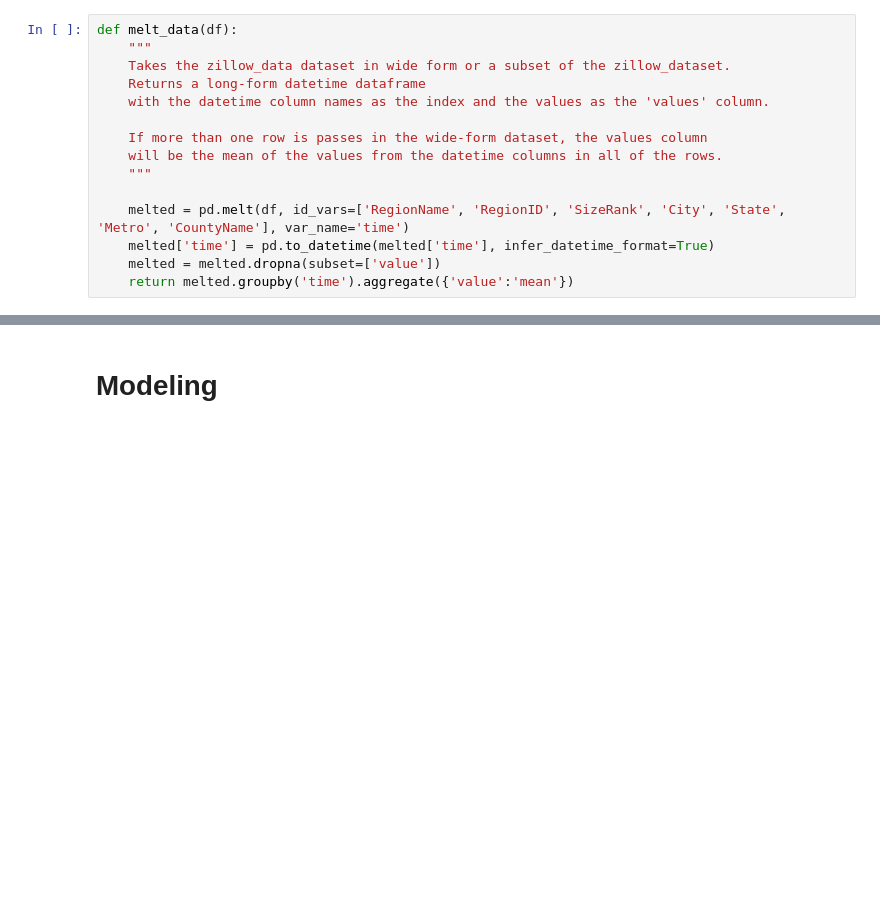
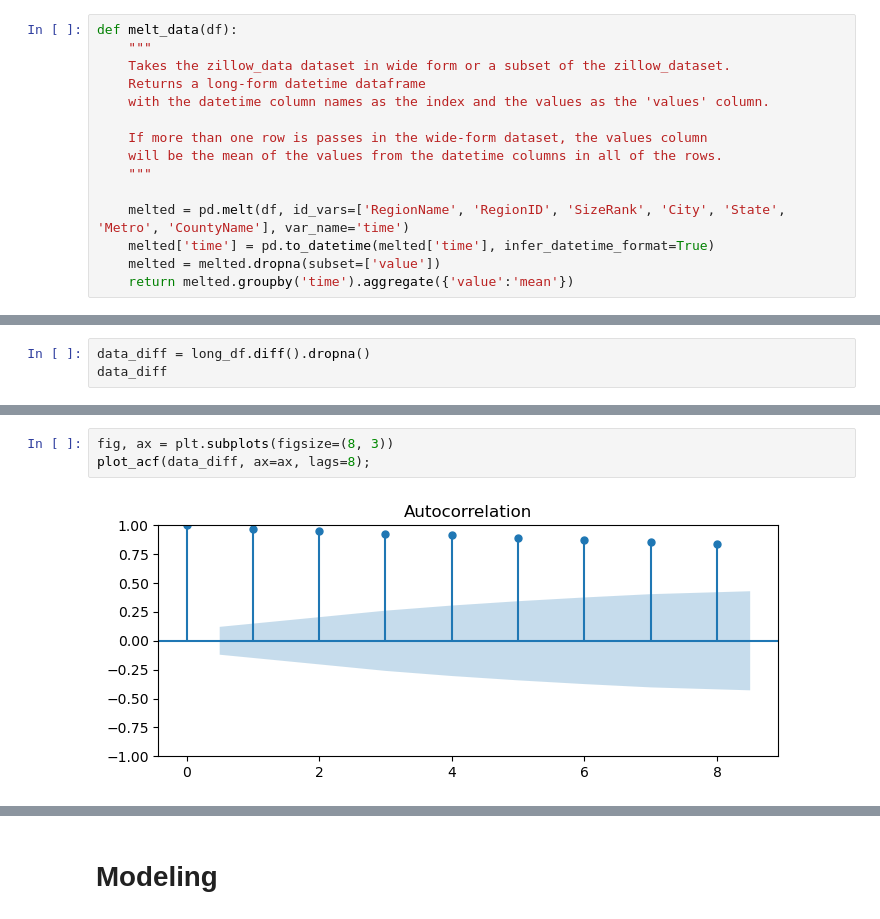
Before and after one commit to lalynjay/Time_series_analysis, a Jupyter notebook: Time_series_analysis.ipynb, the cells around one changed output, grey strips where cells are left out. Saved outputs shown, nothing was run; the diff lists cells and outputs as text; blank space fills up the shorter version.

```diff
--- a/Time_series_analysis.ipynb
+++ b/Time_series_analysis.ipynb
@@ -194,0 +416,3 @@ long_df_annual.boxplot(figsize = (12,7));
+# %%
+data_diff = long_df.diff().dropna()
+data_diff
@@ -194,0 +434,5 @@ long_df_annual.boxplot(figsize = (12,7));
+# %%
+fig, ax = plt.subplots(figsize=(8, 3))
+plot_acf(data_diff, ax=ax, lags=8);
+# %% [output]
+[figure, added]
```
Also changed, not shown: parts of 38 cells of this notebook.
